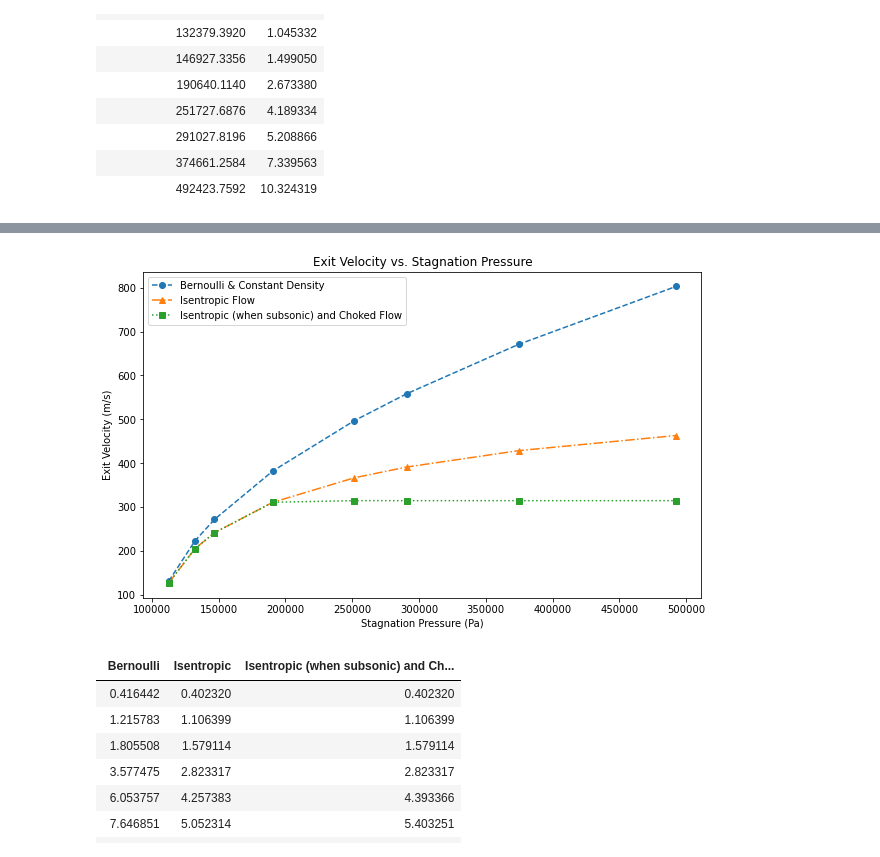
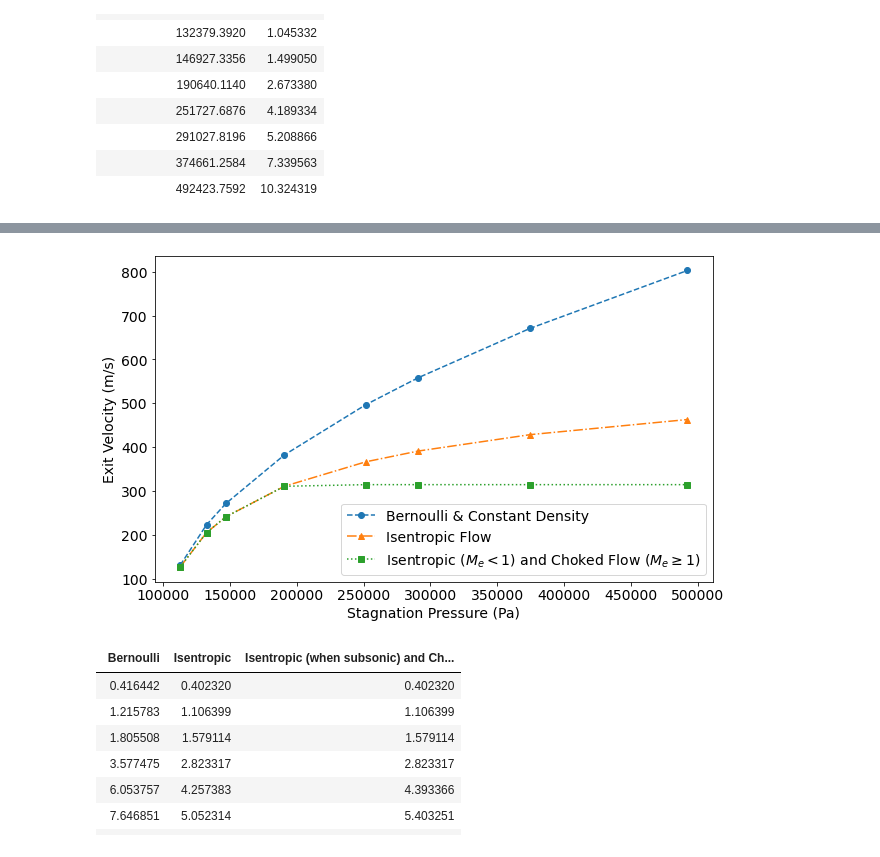
Before and after one commit to EvanY14/AE460-Fa23, a Jupyter notebook: Lab_3/dat_anal.ipynb, the cells around one changed output, grey strips where cells are left out. Saved outputs shown, nothing was run; the diff lists cells and outputs as text; code cells hidden in the pictures.

```diff
--- a/Lab_3/dat_anal.ipynb
+++ b/Lab_3/dat_anal.ipynb
@@ -118,16 +120,18 @@ plt.show()
 # %%
 #number 3
 plt.figure(figsize=(10, 6))
 plt.plot(stagPress, V_exit_2a, marker='o', linestyle='--', label='Bernoulli & Constant Density')
 plt.plot(stagPress, V_exit_2b, marker='^', linestyle='-.', label='Isentropic Flow')
-plt.plot(stagPress, V_exit_2c, marker='s', linestyle=':', label='Isentropic (when subsonic) and Choked Flow')
-plt.title('Exit Velocity vs. Stagnation Pressure')
-plt.xlabel('Stagnation Pressure (Pa)')
-plt.ylabel('Exit Velocity (m/s)')
-plt.legend()
+plt.plot(stagPress, V_exit_2c, marker='s', linestyle=':', label=r'Isentropic ($M_e<1$) and Choked Flow ($M_e\geq1$)')
+plt.xlabel('Stagnation Pressure (Pa)', fontsize=14)
+plt.ylabel('Exit Velocity (m/s)', fontsize=14)
+plt.xticks(fontsize=14)
+plt.yticks(fontsize=14)
+plt.legend(fontsize=14)
+plt.savefig('prob3.svg', dpi=300)
 plt.show()
 # %% [output]
-[figure, old version]
+[figure, new version]
 # %%
 #number 4
 df_prob_1 = pd.DataFrame({'Bernoulli': thrust_2a, 'Isentropic': thrust_2b, 'Isentropic (when subsonic) and Choked Flow': thrust_2c})
```
Also changed, not shown: parts of 2 cells of this notebook, 3 other files.
